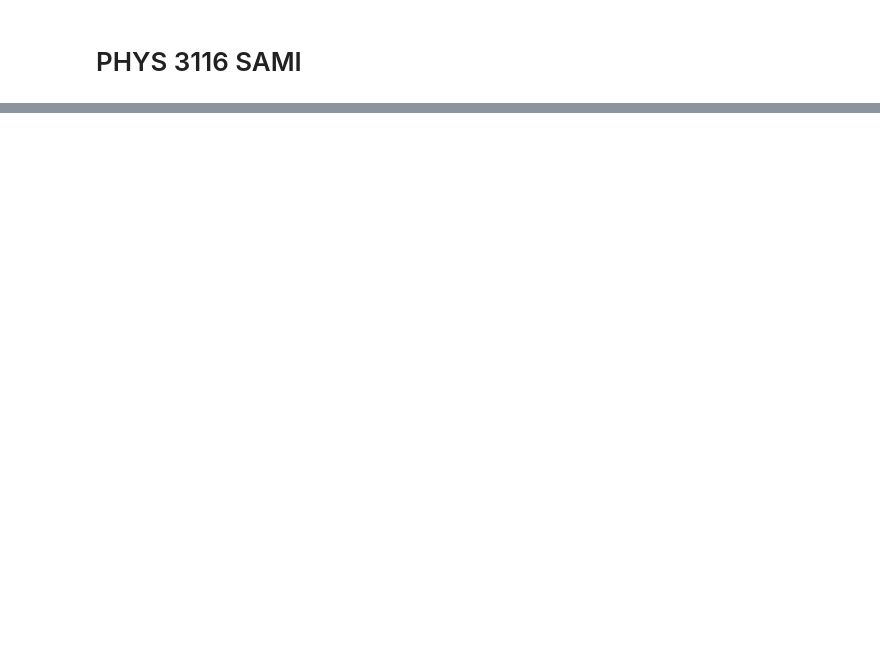
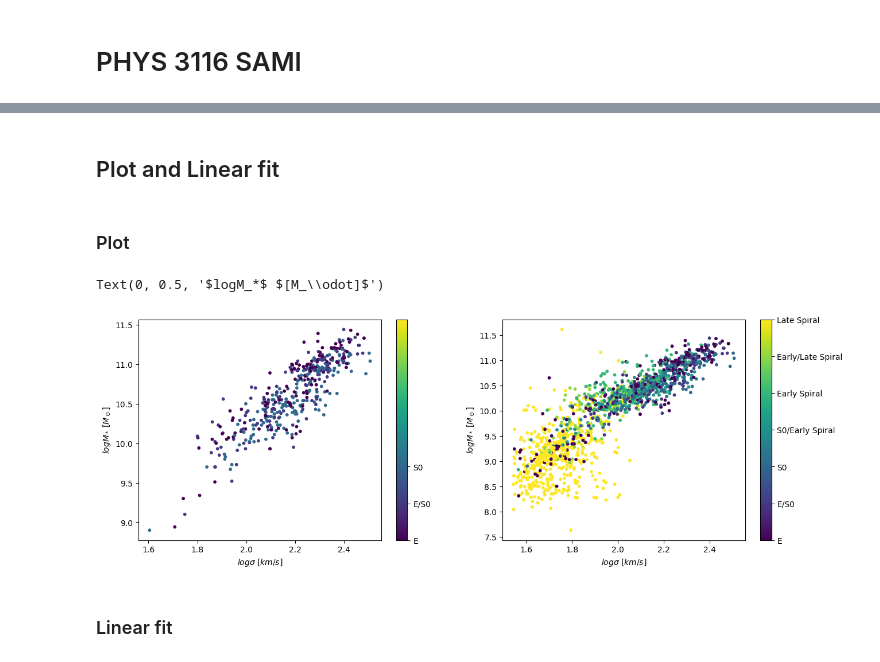
Before and after one commit to Yuang-Tan/PHYS3116-Computational, a Jupyter notebook: computation 2.ipynb, the cells around one changed output, grey strips where cells are left out. Saved outputs shown, nothing was run; the diff lists cells and outputs as text; code cells hidden in the pictures; blank space fills up the shorter version.

```diff
--- a/computation 2.ipynb
+++ b/computation 2.ipynb
@@ -62,0 +130,6 @@ plt.show()
+# %%
+# lets combine morph and gamma so we can get all the details we need into a single dataframe
+gama_morphology = pd.merge(gama, morphology, on='catid')
+# %%
+# lets combine again because I can not do it in once.
+gama_kinematic_morphology=pd.merge(gama_morphology, kinematics, on='catid')
@@ -62,0 +155,3 @@ plt.show()
+# %%
+gama_selected=gama_kinematic_morphology[(gama_kinematic_morphology['type'] >= 0)
+                                        & (gama_kinematic_morphology['type'] <= 1)]
@@ -62,0 +175,36 @@ plt.show()
+# %% [markdown]
+## Plot and Linear fit
+# %% [markdown]
+### Plot
+# %%
+#filtered and unfiltered data
+
+fig, axes = plt.subplots(1, 2, figsize=(15, 5))
+
+gama_mstar = gama_selected["mstar"]
+gama_type = gama_selected["type"]
+gama_velocity_dispersion = gama_selected["sigma_re"]
+
+sc=axes[0].scatter(np.log10(gama_velocity_dispersion),gama_mstar, c= gama_type,vmin = 0, vmax = 3, s=10)
+
+unique_types = np.unique(gama_type)
+cbar = plt.colorbar(sc, ticks=unique_types)
+cbar.ax.set_yticklabels([type_to_name(m) for m in unique_types])
+
+axes[0].set_xlabel('$log\\sigma$ $[km/s]$')
+axes[0].set_ylabel('$logM_*$ $[M_\\odot]$')
+
+
+sc=axes[1].scatter(np.log10(gama_kinematic_morphology["sigma_re"]),gama_kinematic_morphology["mstar"], c= gama_kinematic_morphology["type"],vmin = 0, vmax = 3, s=10)
+
+unique_types = np.unique(gama_kinematic_morphology["type"])
+cbar = plt.colorbar(sc, ticks=unique_types)
+cbar.ax.set_yticklabels([type_to_name(m) for m in unique_types])
+
+axes[1].set_xlabel('$log\\sigma$ $[km/s]$')
+axes[1].set_ylabel('$logM_*$ $[M_\\odot]$')
+# %% [output]
+Text(0, 0.5, '$logM_*$ $[M_\\odot]$')
+[figure, added]
+# %% [markdown]
+### Linear fit
```
Also changed, not shown: parts of 26 cells of this notebook.
